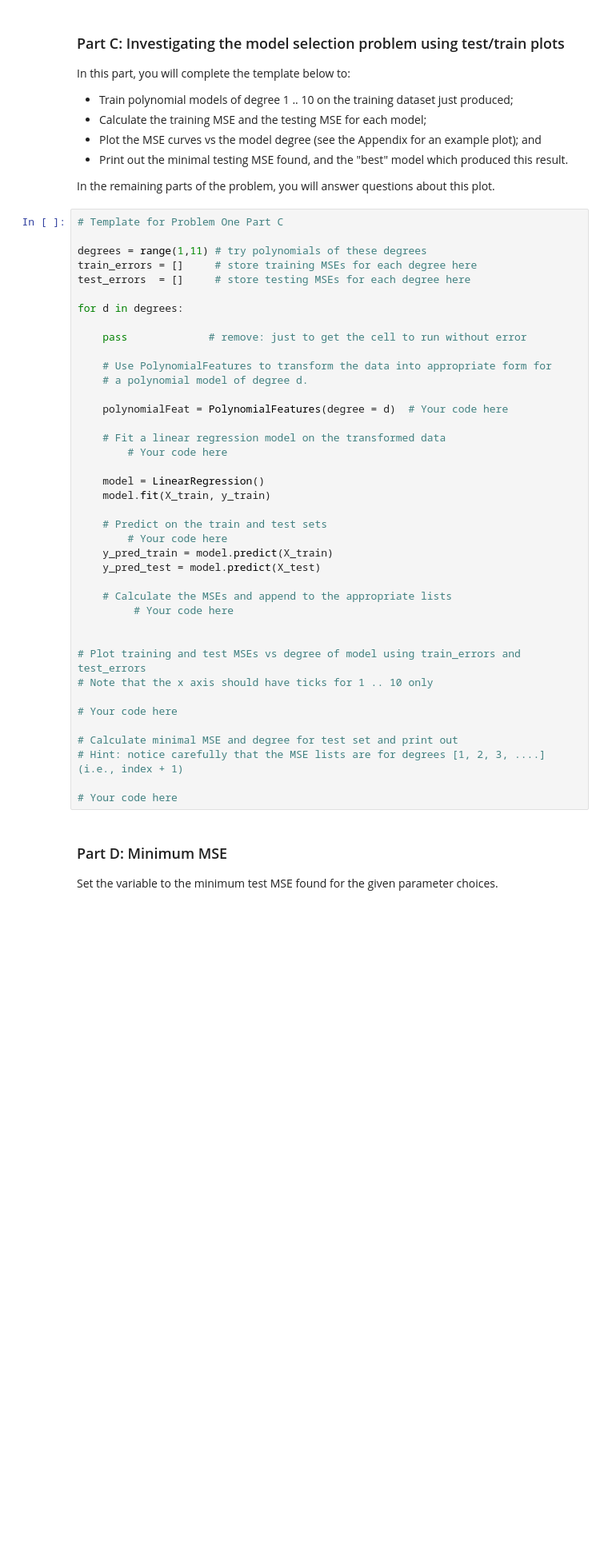
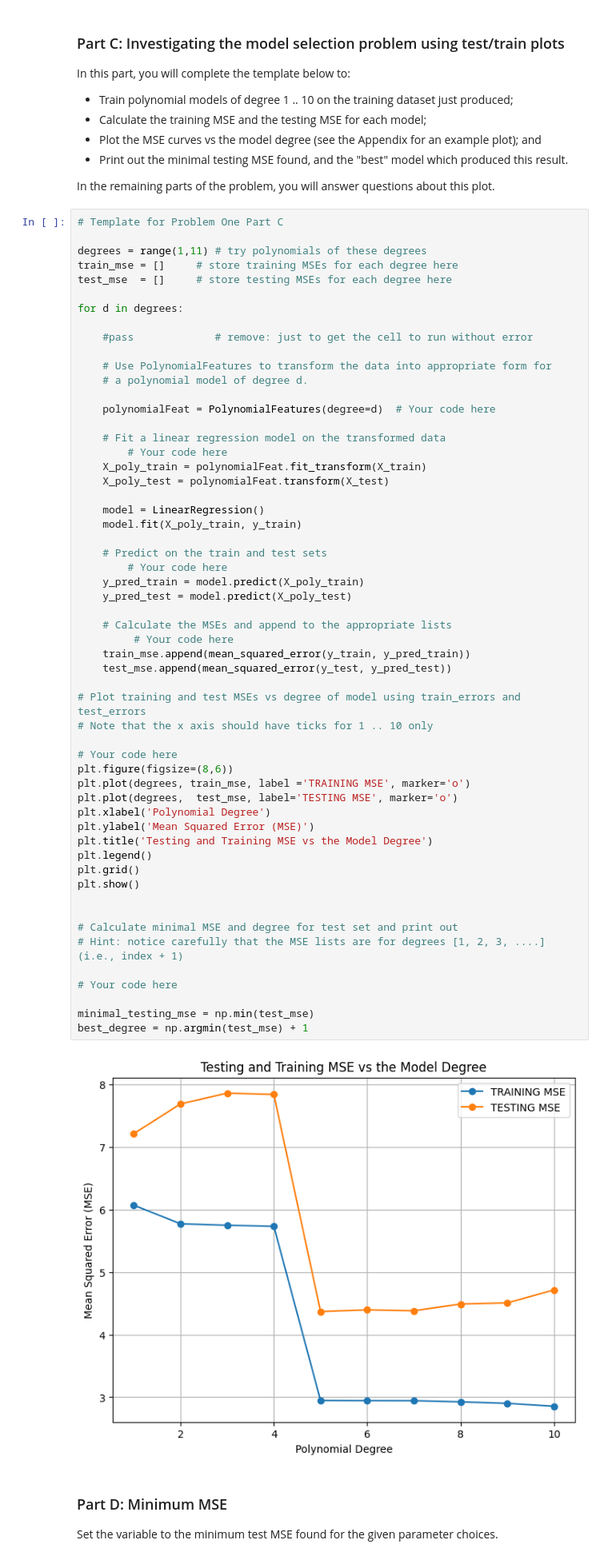
Before and after one commit to Talmaw/Homework_03, a Jupyter notebook: Homework_03.ipynb, the cells around one changed output. Shown at 80% size. Cells and saved outputs as stored; diff of their text form; blank space fills up the shorter version.

```diff
--- a/Homework_03.ipynb
+++ b/Homework_03.ipynb
@@ -145,42 +147,60 @@ In the remaining parts of the problem, you will answer questions about this plot
 # Template for Problem One Part C
 
 degrees = range(1,11) # try polynomials of these degrees
-train_errors = []     # store training MSEs for each degree here
-test_errors  = []     # store testing MSEs for each degree here
+train_mse = []     # store training MSEs for each degree here
+test_mse  = []     # store testing MSEs for each degree here
 
 for d in degrees:
 
-    pass             # remove: just to get the cell to run without error
+    #pass             # remove: just to get the cell to run without error
 
     # Use PolynomialFeatures to transform the data into appropriate form for
     # a polynomial model of degree d.
 
-    polynomialFeat = PolynomialFeatures(degree = d)  # Your code here
+    polynomialFeat = PolynomialFeatures(degree=d)  # Your code here
 
     # Fit a linear regression model on the transformed data
         # Your code here
+    X_poly_train = polynomialFeat.fit_transform(X_train)
+    X_poly_test = polynomialFeat.transform(X_test)
 
     model = LinearRegression()
-    model.fit(X_train, y_train)
+    model.fit(X_poly_train, y_train)
 
     # Predict on the train and test sets
         # Your code here
-    y_pred_train = model.predict(X_train)
-    y_pred_test = model.predict(X_test)
+    y_pred_train = model.predict(X_poly_train)
+    y_pred_test = model.predict(X_poly_test)
 
     # Calculate the MSEs and append to the appropriate lists
          # Your code here
-
+    train_mse.append(mean_squared_error(y_train, y_pred_train))
+    test_mse.append(mean_squared_error(y_test, y_pred_test))
 
 # Plot training and test MSEs vs degree of model using train_errors and test_errors
 # Note that the x axis should have ticks for 1 .. 10 only
 
 # Your code here
+plt.figure(figsize=(8,6))
+plt.plot(degrees, train_mse, label ='TRAINING MSE', marker='o')
+plt.plot(degrees,  test_mse, label='TESTING MSE', marker='o')
+plt.xlabel('Polynomial Degree')
+plt.ylabel('Mean Squared Error (MSE)')
+plt.title('Testing and Training MSE vs the Model Degree')
+plt.legend()
+plt.grid()
+plt.show()
+
 
 # Calculate minimal MSE and degree for test set and print out
 # Hint: notice carefully that the MSE lists are for degrees [1, 2, 3, ....]  (i.e., index + 1)
 
 # Your code here
+
+minimal_testing_mse = np.min(test_mse)
+best_degree = np.argmin(test_mse) + 1
+# %% [output]
+[figure, added]
 # %% [markdown]
 ### Part D: Minimum MSE
 
```
Also changed, not shown: parts of 17 cells of this notebook.
